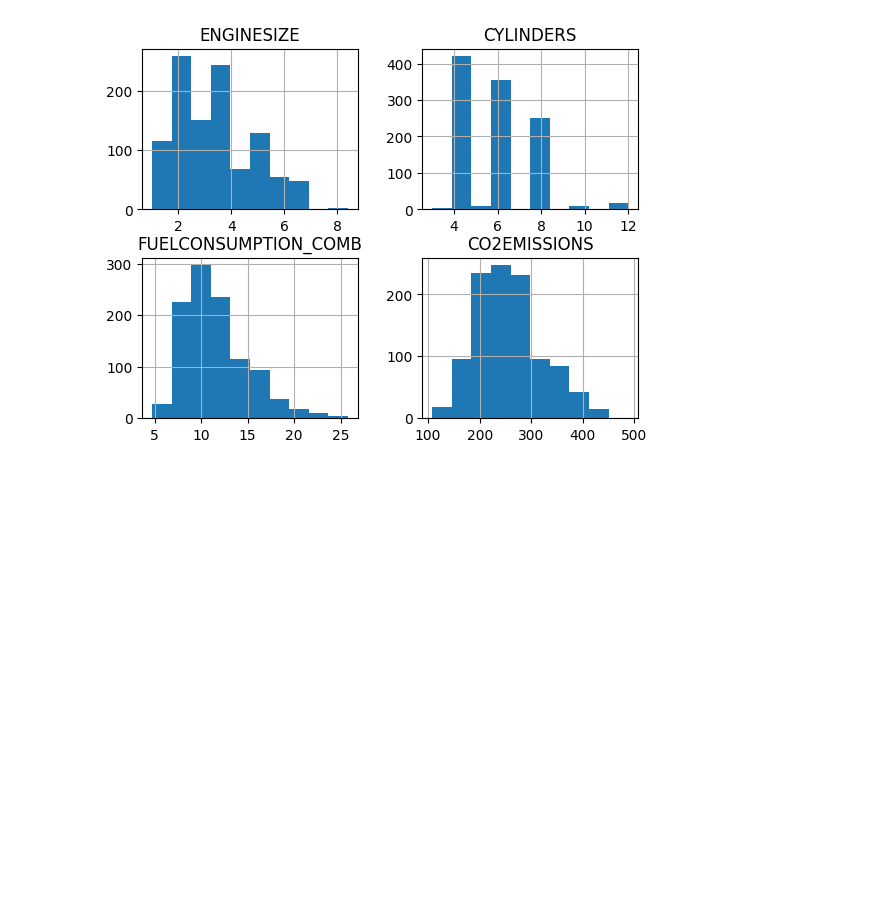
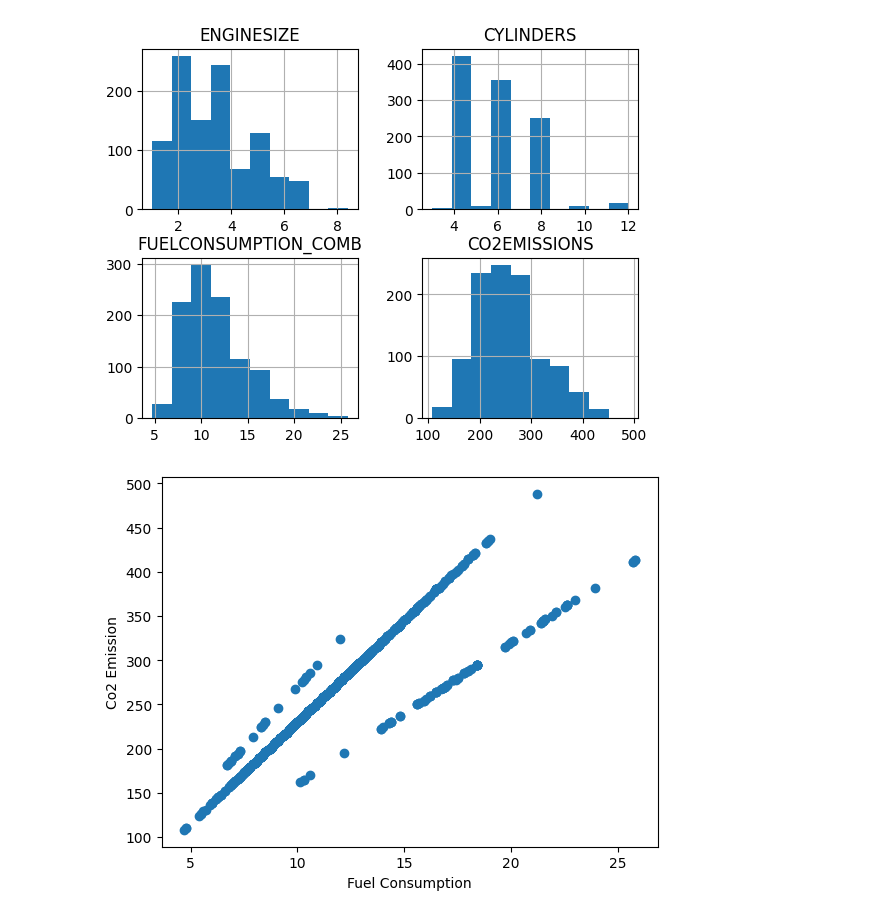
Before and after one commit to iamaryav/ai-notebooks, a Jupyter notebook: linear_reg_predict_co2_emission_fuel_consumption.ipynb, the cells around one changed output. Cells and saved outputs as stored; diff of their text form; code cells hidden in the pictures; blank space fills up the shorter version.

```diff
--- a/linear_reg_predict_co2_emission_fuel_consumption.ipynb
+++ b/linear_reg_predict_co2_emission_fuel_consumption.ipynb
@@ -51,3 +51,10 @@ plt.show()
 # %%
 # plot the vs graph with engine size vs co2 emission, cylinders vs emission, fuel consm vs emission
 # Engine size vs emission
+
+plt.scatter(cdf.FUELCONSUMPTION_COMB, cdf.CO2EMISSIONS)
+plt.xlabel("Fuel Consumption")
+plt.ylabel("Co2 Emission")
+plt.show()
+# %% [output]
+[figure, added]
```
